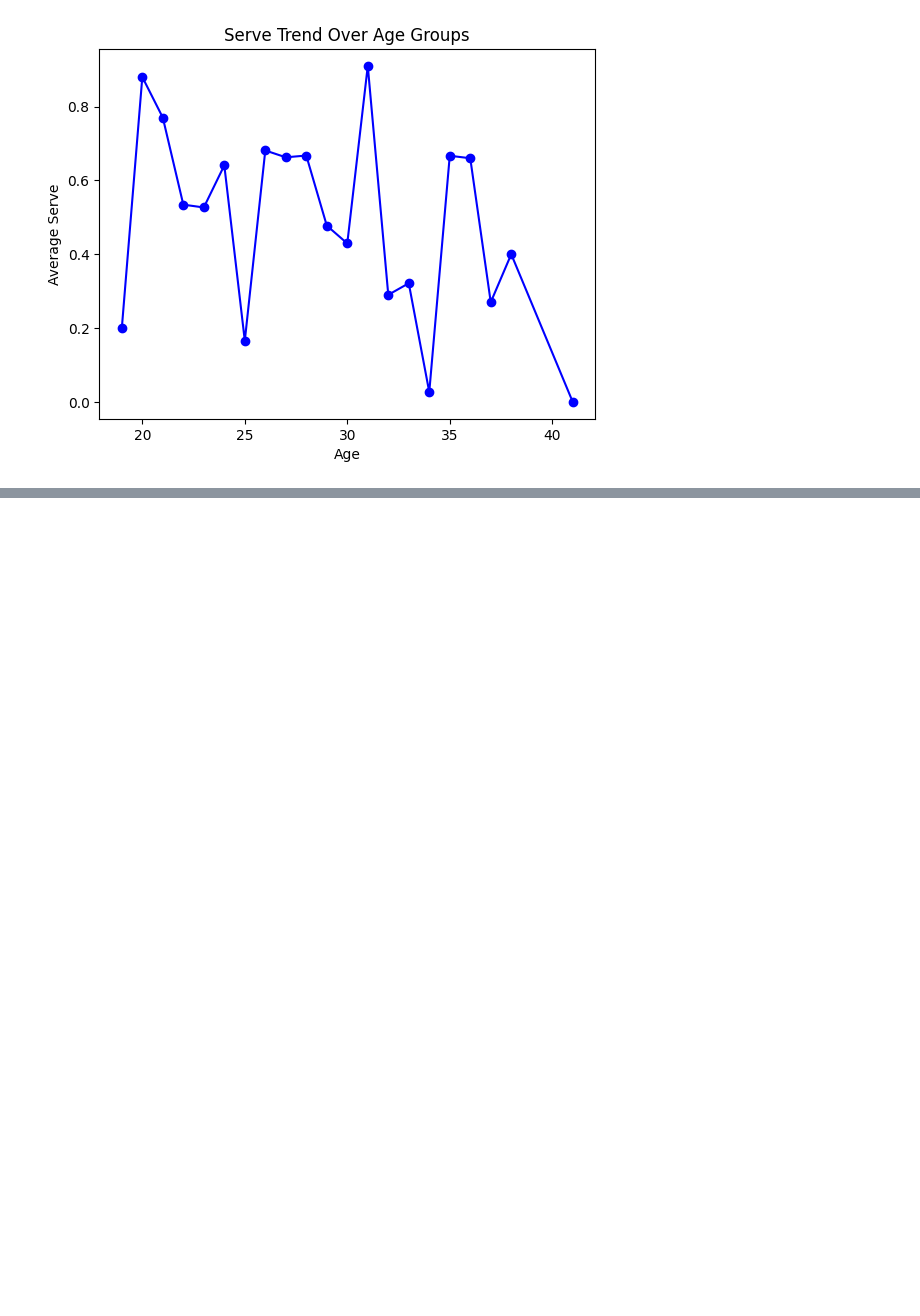
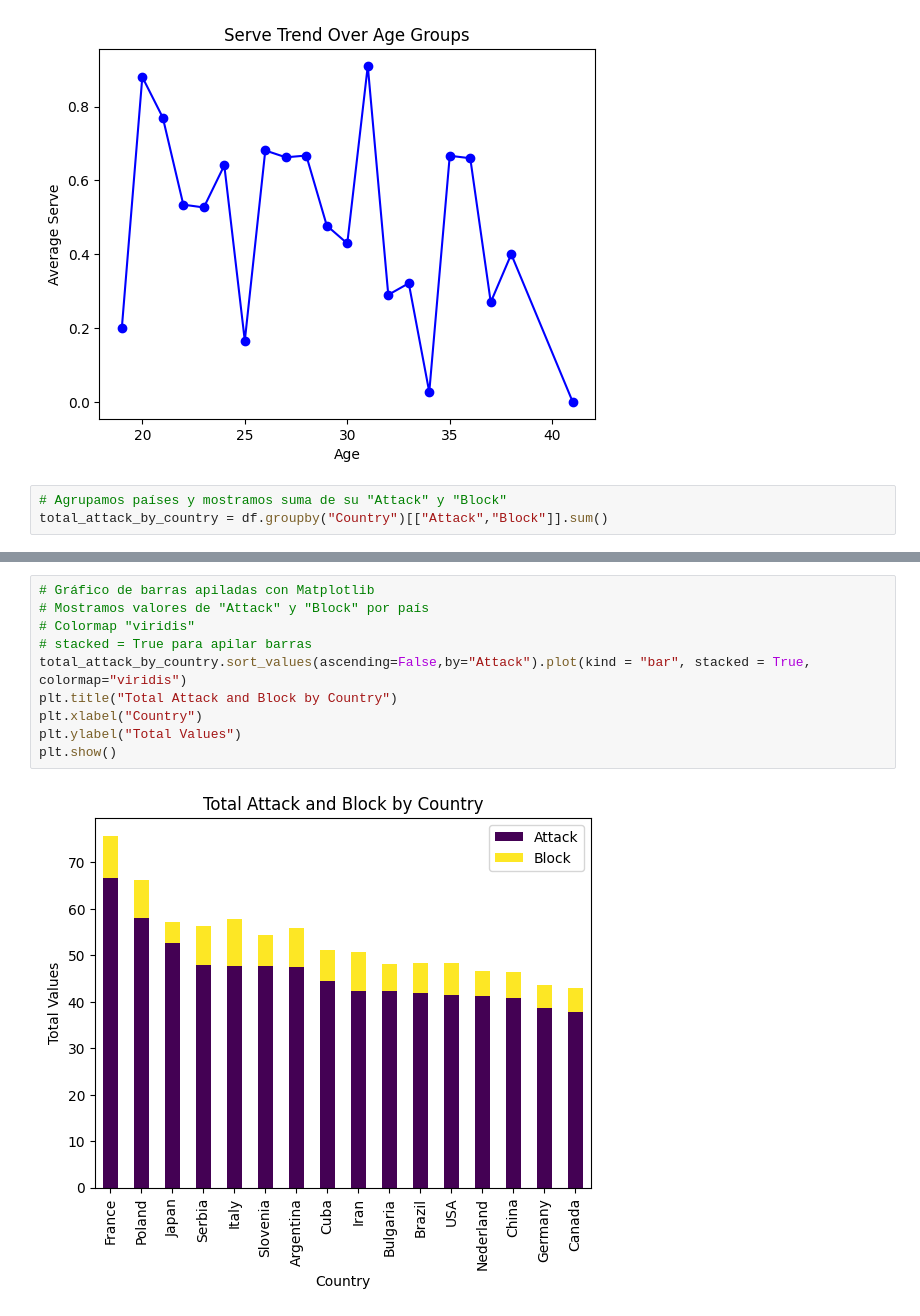
Before and after one commit to 98jperea/exploratory-data-analysis-volleybal-dataset, a Jupyter notebook: Notebook.ipynb, the cells around one changed output, grey strips where cells are left out. Cells and saved outputs as stored; diff of their text form; blank space fills up the shorter version.

```diff
--- a/Notebook.ipynb
+++ b/Notebook.ipynb
@@ -338,3 +338,6 @@ plt.ylabel("Average Serve")
 plt.show()
 # %% [output]
 [figure]
+# %%
+# Agrupamos países y mostramos suma de su "Attack" y "Block"
+total_attack_by_country = df.groupby("Country")[["Attack","Block"]].sum()
@@ -340,0 +366,12 @@ plt.show()
+# %%
+# Gráfico de barras apiladas con Matplotlib
+# Mostramos valores de "Attack" y "Block" por país
+# Colormap "viridis"
+# stacked = True para apilar barras
+total_attack_by_country.sort_values(ascending=False,by="Attack").plot(kind = "bar", stacked = True, colormap="viridis")
+plt.title("Total Attack and Block by Country")
+plt.xlabel("Country")
+plt.ylabel("Total Values")
+plt.show()
+# %% [output]
+[figure, added]
```
Also changed, not shown: parts of 1 cell of this notebook.
